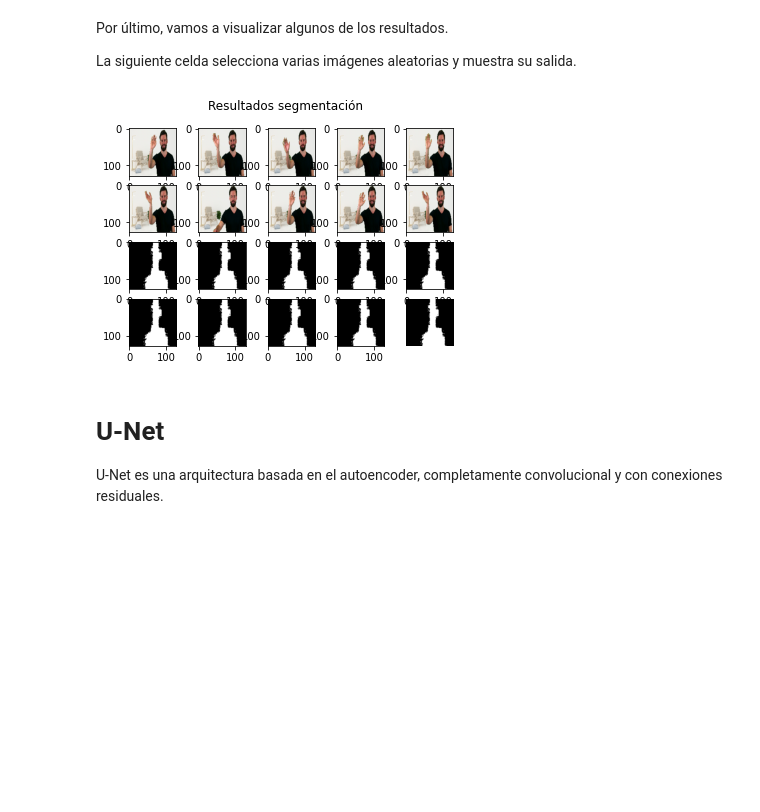
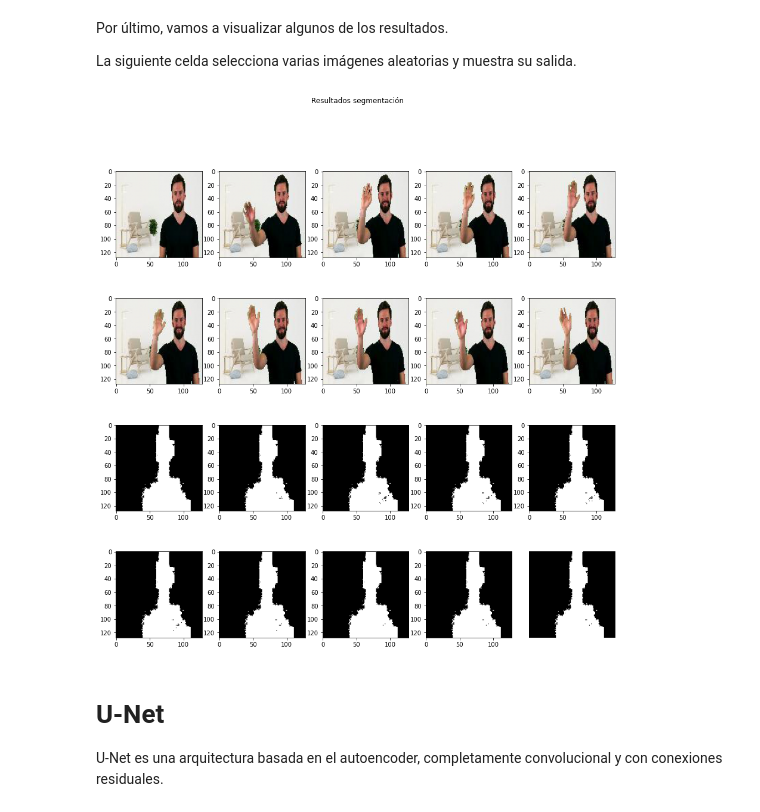
Before and after one commit to SergioHdezG/TallerSegmentacionMOVA, a Jupyter notebook: imagenes/soluciones/taller_1_autoencoders_resuelto.ipynb, the cells around one changed output. Drawn from its saved outputs; the diff is of its cells as text; code cells hidden in the pictures; blank space fills up the shorter version.

```diff
--- a/imagenes/soluciones/taller_1_autoencoders_resuelto.ipynb
+++ b/imagenes/soluciones/taller_1_autoencoders_resuelto.ipynb
@@ -416,35 +444,35 @@ La siguiente celda selecciona varias imágenes aleatorias y muestra su salida.
 figsize = 5
 
 # Selecionamos varias imágenes aleatorias del conjunto de test
 examples_index = np.random.choice(x_test.shape[0], figsize*2)
 examples = x_test[examples_index]
 
 # Realizamos la predicción con el autoencoder
 predictions = autoencoder.predict(examples)
 
 # Ponemos a 1.0 los píxeles pertenecientes al primer plano y a 0. los pertenecientes al fondo
 predictions[predictions > 0.5] = 1.0
 predictions[predictions <= 0.5] = 0.0
 
 predictions = np.squeeze(predictions, axis=-1)  # (w, h, 1) -> (w, h)
 
 # Preparamos la figura de matplotlib
 num_examples_to_generate = figsize*figsize
 
-fig = plt.figure()
+fig = plt.figure(figsize=(15,15))
 fig.suptitle('Resultados segmentación')
 
 for i in range(figsize*2):
 
     plt.subplot(4, figsize, i+1)
     plt.imshow(examples[i])
     plt.subplot(4, figsize, i + 1 + figsize*2)
     plt.imshow(predictions[i], cmap='gray')
 
 plt.axis('off')
 plt.show()
 # %% [output]
-[figure, old version]
+[figure, new version]
 # %% [markdown]
 # U-Net
 
```
Also changed, not shown: parts of 24 cells of this notebook, 1 other file.
